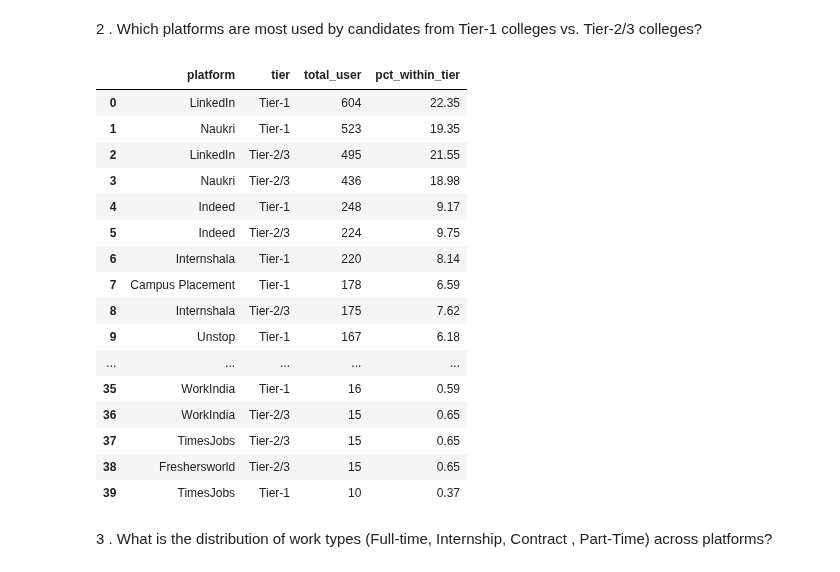
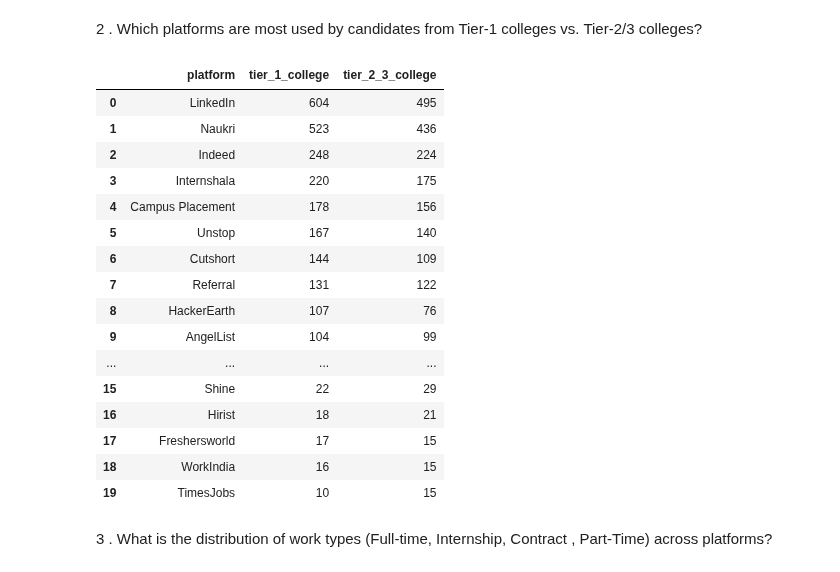
Before and after one commit to Ishasavani1402/Data-Analytics, a Jupyter notebook: fresher_hiring_analysis/EDA.ipynb, the cells around one changed output. Drawn from its saved outputs; the diff is of its cells as text; code cells hidden in the pictures.

```diff
--- a/fresher_hiring_analysis/EDA.ipynb
+++ b/fresher_hiring_analysis/EDA.ipynb
@@ -148,40 +148,45 @@ plt.show()
 # %%
 query = """with tier_college as (SELECT
         candidate_id,
         college,
         platform,
         CASE
             WHEN college LIKE '%IIT%' OR college LIKE '%NIT%'
               OR college LIKE '%BITS%' OR college LIKE '%IIIT%'
               OR college LIKE '%IIM%' OR college LIKE '%XLRI%'
               OR college LIKE '%MDI%' OR college LIKE '%DTU%'
               OR college LIKE '%NSUT%' OR college LIKE '%Jadavpur%'
               OR college LIKE '%VIT%' OR college LIKE '%SP Jain%'
             THEN 'Tier-1'
             ELSE 'Tier-2/3'
         END AS tier
     FROM clean_dataset)
-    select platform , tier , count(*) as total_user , ROUND(100.0 * COUNT(*) / SUM(COUNT(*)) OVER (PARTITION BY tier), 2) AS pct_within_tier from tier_college group by platform , tier order by total_user desc
+    select platform ,
+    count(case when tier = 'Tier-1' then 1 end) as tier_1_college,
+    count(case when tier = 'Tier-2/3' then 1 end) as tier_2_3_college
+    from tier_college
+    group by platform
+    order by tier_1_college desc
     """
 pd.read_sql_query(text(query),engine)
 # %% [output]
-|  | platform | tier | total_user | pct_within_tier |
-| 0 | LinkedIn | Tier-1 | 604 | 22.35 |
-| 1 | Naukri | Tier-1 | 523 | 19.35 |
-| 2 | LinkedIn | Tier-2/3 | 495 | 21.55 |
-| 3 | Naukri | Tier-2/3 | 436 | 18.98 |
-| 4 | Indeed | Tier-1 | 248 | 9.17 |
-| 5 | Indeed | Tier-2/3 | 224 | 9.75 |
-| 6 | Internshala | Tier-1 | 220 | 8.14 |
-| 7 | Campus Placement | Tier-1 | 178 | 6.59 |
-| 8 | Internshala | Tier-2/3 | 175 | 7.62 |
-| 9 | Unstop | Tier-1 | 167 | 6.18 |
-| ... | ... | ... | ... | ... |
-| 35 | WorkIndia | Tier-1 | 16 | 0.59 |
-| 36 | WorkIndia | Tier-2/3 | 15 | 0.65 |
-| 37 | TimesJobs | Tier-2/3 | 15 | 0.65 |
-| 38 | Freshersworld | Tier-2/3 | 15 | 0.65 |
-| 39 | TimesJobs | Tier-1 | 10 | 0.37 |
+|  | platform | tier_1_college | tier_2_3_college |
+| 0 | LinkedIn | 604 | 495 |
+| 1 | Naukri | 523 | 436 |
+| 2 | Indeed | 248 | 224 |
+| 3 | Internshala | 220 | 175 |
+| 4 | Campus Placement | 178 | 156 |
+| 5 | Unstop | 167 | 140 |
+| 6 | Cutshort | 144 | 109 |
+| 7 | Referral | 131 | 122 |
+| 8 | HackerEarth | 107 | 76 |
+| 9 | AngelList | 104 | 99 |
+| ... | ... | ... | ... |
+| 15 | Shine | 22 | 29 |
+| 16 | Hirist | 18 | 21 |
+| 17 | Freshersworld | 17 | 15 |
+| 18 | WorkIndia | 16 | 15 |
+| 19 | TimesJobs | 10 | 15 |
 # %% [markdown]
 3 . What is the distribution of work types (Full-time, Internship, Contract , Part-Time) across platforms?
 # %%
```
Also changed, not shown: parts of 9 cells of this notebook.
